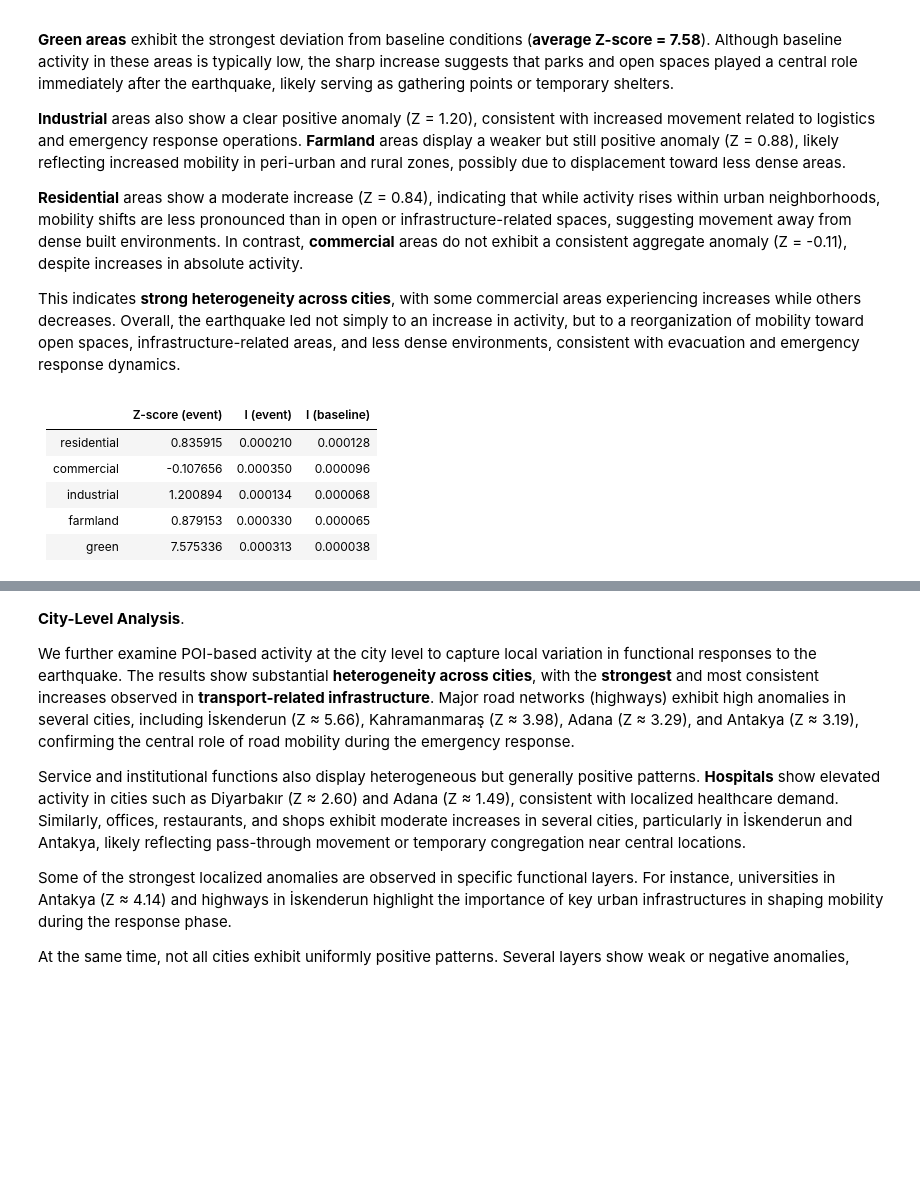
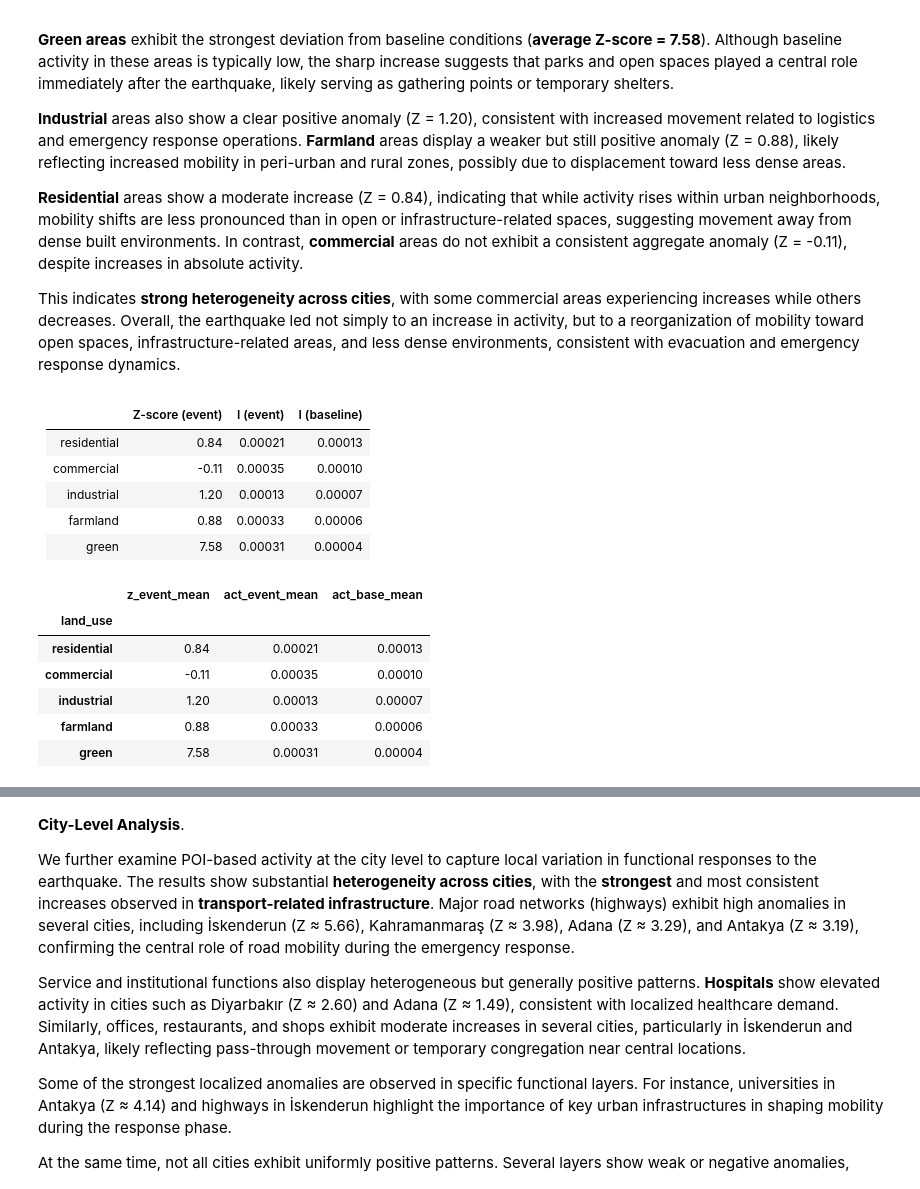
Before and after one commit to worldbank/eca-resilience, a Jupyter notebook: notebooks/Earthquake_report_v1.ipynb, the cells around one changed output, grey strips where cells are left out. Cells and saved outputs as stored; diff of their text form; code cells hidden in the pictures; blank space fills up the shorter version.

```diff
--- a/notebooks/Earthquake_report_v1.ipynb
+++ b/notebooks/Earthquake_report_v1.ipynb
@@ -1252,11 +1200,26 @@ Overall, the earthquake led not simply to an increase in activity, but to a reor
 # %% [markdown]
 |                 | Z-score (event) | I (event) | I (baseline) |
 |-------------|:------------:|:--------------:|:-------------:|
-| residential |   0.835915   |    0.000210    |    0.000128   |
-| commercial  |   -0.107656  |    0.000350    |    0.000096   |
-| industrial  |   1.200894   |    0.000134    |    0.000068   |
-| farmland    |   0.879153   |    0.000330    |    0.000065   |
-| green       |   7.575336   |    0.000313    |    0.000038   |
+| residential | 0.84  | 0.00021 | 0.00013 |
+| commercial  | -0.11 | 0.00035 | 0.00010 |
+| industrial  | 1.20  | 0.00013 | 0.00007 |
+| farmland    | 0.88  | 0.00033 | 0.00006 |
+| green       | 7.58  | 0.00031 | 0.00004 |
+# %%
+(gdf_cities_LU[gdf_cities_LU["land_use"].isin(['residential', 'farmland', 'industrial', 'green', 'commercial'])].groupby("land_use")
+    [["z_event_mean", "act_event_mean", "act_base_mean"]]
+    .median()).sort_values("act_base_mean", ascending=False).round({
+        "z_event_mean": 2,
+        "act_event_mean": 5,
+        "act_base_mean": 5})
+# %% [output]
+|  | z_event_mean | act_event_mean | act_base_mean |
+| land_use |  |  |  |
+| residential | 0.84 | 0.00021 | 0.00013 |
+| commercial | -0.11 | 0.00035 | 0.00010 |
+| industrial | 1.20 | 0.00013 | 0.00007 |
+| farmland | 0.88 | 0.00033 | 0.00006 |
+| green | 7.58 | 0.00031 | 0.00004 |
 # %% [markdown]
 **City-Level Analysis**.
 
```
Also changed, not shown: parts of 45 cells of this notebook.
